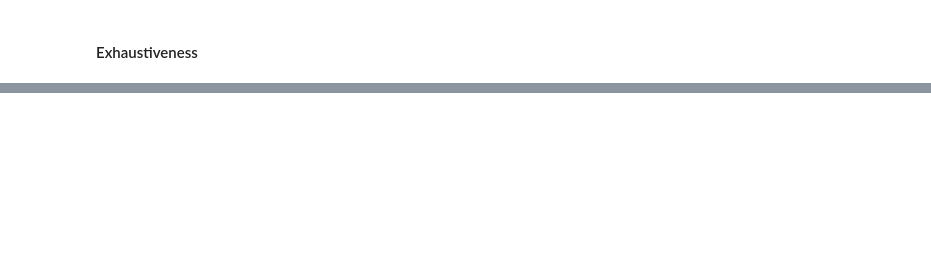
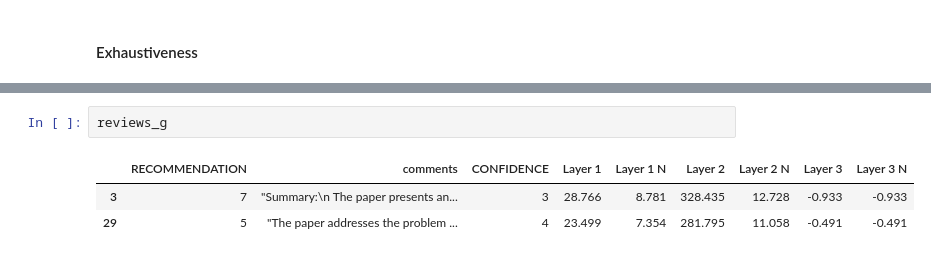
Before and after one commit to aritzzz/REV_SIG, a Jupyter notebook: STUDY.ipynb, the cells around one changed output, grey strips where cells are left out. Saved outputs shown, nothing was run; the diff lists cells and outputs as text; blank space fills up the shorter version.

```diff
--- a/STUDY.ipynb
+++ b/STUDY.ipynb
@@ -20,0 +43,6 @@ reviews = reviews[reviews['Layer 1 N'] < 2]
+# %%
+reviews_g
+# %% [output]
+|  | RECOMMENDATION | comments | CONFIDENCE | Layer 1 | Layer 1 N | Layer 2 | Layer 2 N | Layer 3 | Layer 3 N |
+| 3 | 7 | "Summary:\n The paper presents an... | 3 | 28.766 | 8.781 | 328.435 | 12.728 | -0.933 | -0.933 |
+| 29 | 5 | "The paper addresses the problem ... | 4 | 23.499 | 7.354 | 281.795 | 11.058 | -0.491 | -0.491 |
```
Also changed, not shown: parts of 8 cells of this notebook, 54 other files.
